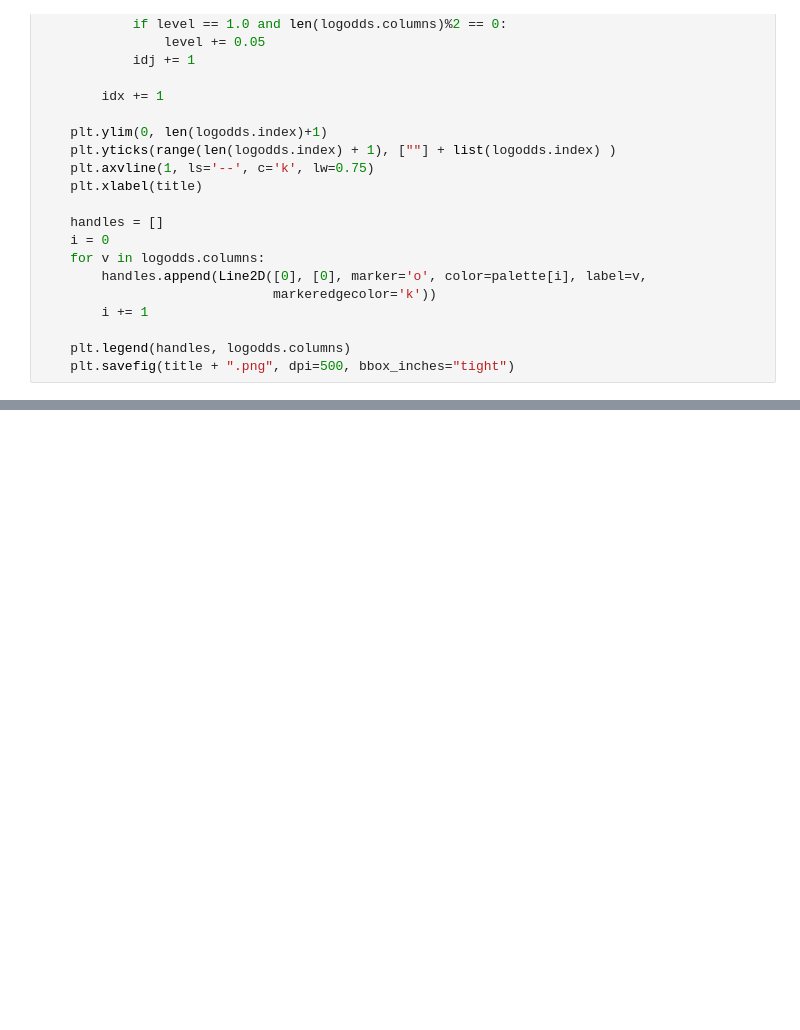
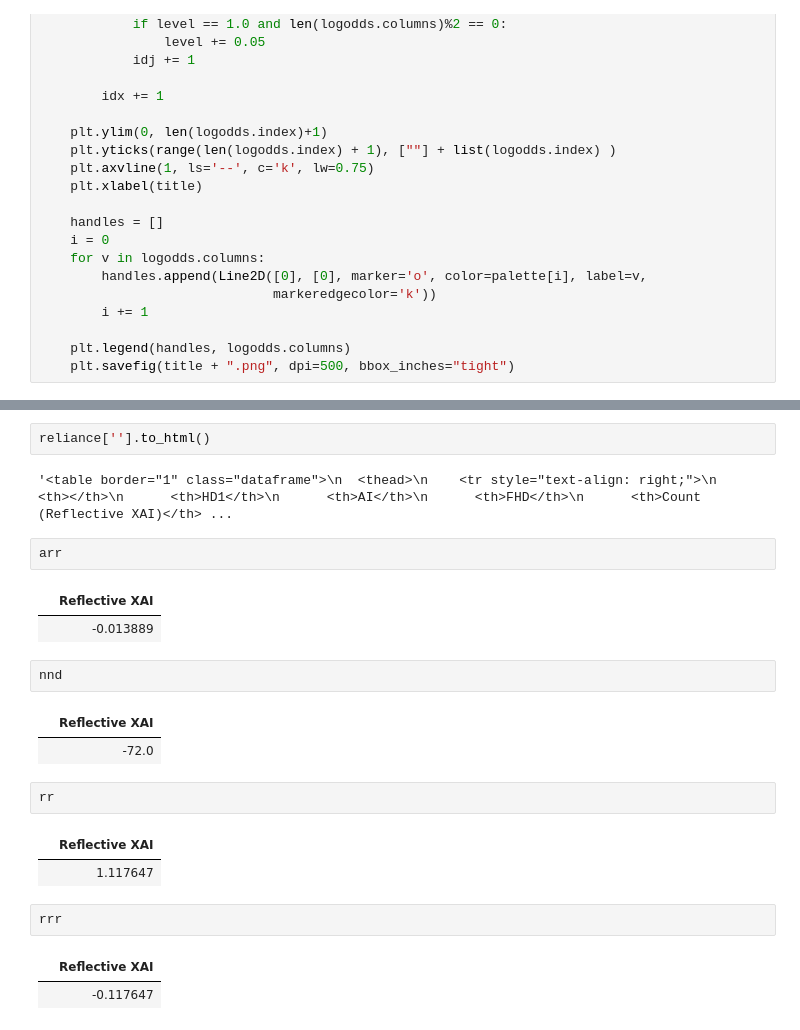
Before and after one commit to MUDILab/evaluate-human-ai-interaction, a Jupyter notebook: examples/example_chi_diagrams.ipynb, the cells around one changed output, grey strips where cells are left out. Drawn from its saved outputs; the diff is of its cells as text; blank space fills up the shorter version.

```diff
--- a/examples/example_chi_diagrams.ipynb
+++ b/examples/example_chi_diagrams.ipynb
@@ -362,0 +392,24 @@ reliance, arr, nnd, rr, rrr, lower_gen, upper_gen, lower_ab, upper_ab, lower_av,
+# %%
+reliance[''].to_html()
+# %% [output]
+'<table border="1" class="dataframe">\n  <thead>\n    <tr style="text-align: right;">\n      <th></th>\n      <th>HD1</th>\n      <th>AI</th>\n      <th>FHD</th>\n      <th>Count (Reflective XAI)</th> ...
+# %%
+arr
+# %% [output]
+|  | Reflective XAI |
+|  | -0.013889 |
+# %%
+nnd
+# %% [output]
+|  | Reflective XAI |
+|  | -72.0 |
+# %%
+rr
+# %% [output]
+|  | Reflective XAI |
+|  | 1.117647 |
+# %%
+rrr
+# %% [output]
+|  | Reflective XAI |
+|  | -0.117647 |
```
Also changed, not shown: parts of 5 cells of this notebook, 2 other files.
